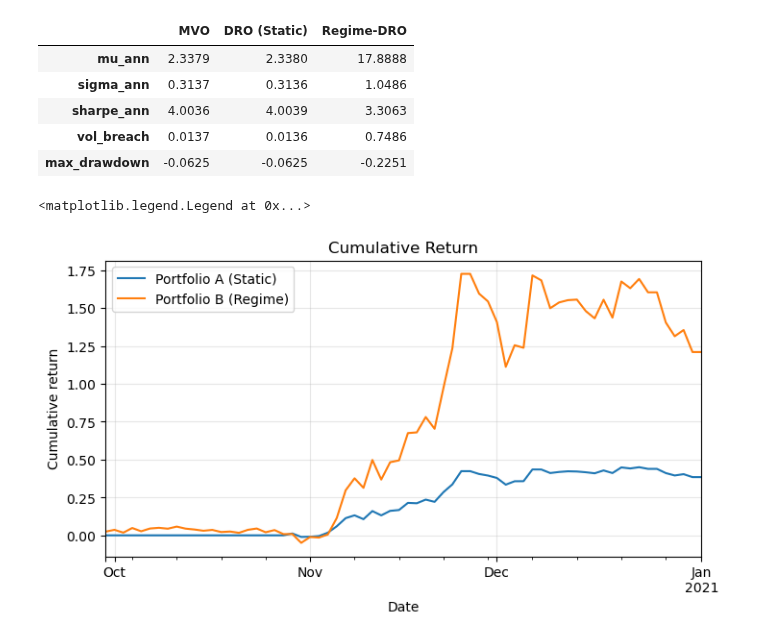
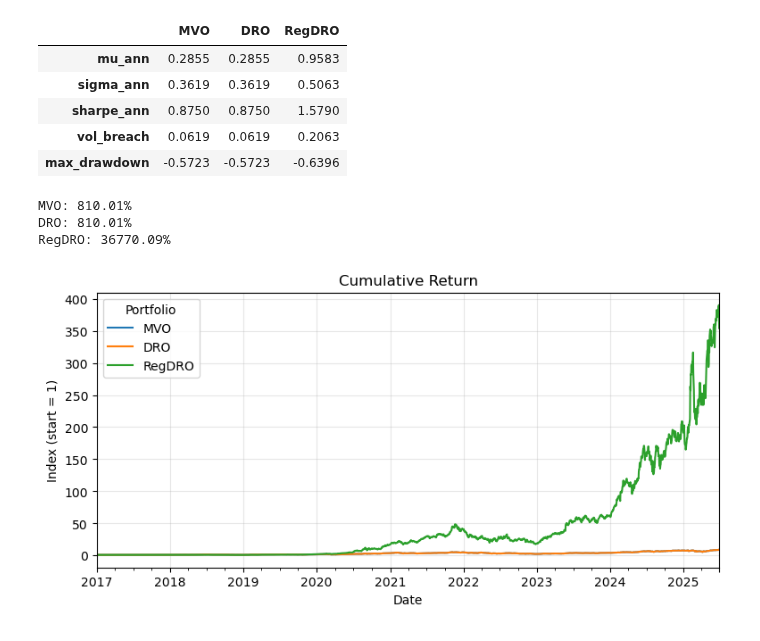
Before and after one commit to chrismader1/SLDS, a Jupyter notebook: DRO_analysis.ipynb, the cells around one changed output. Cells and saved outputs as stored; diff of their text form; code cells hidden in the pictures.

```diff
--- a/DRO_analysis.ipynb
+++ b/DRO_analysis.ipynb
@@ -31,43 +13,55 @@ GPU=False
 # Print results
 results = {
     "MVO":          pd.DataFrame([out["MVO"]["summary"]]),
-    "DRO (Static)": pd.DataFrame([out["PartA"]["summary"]]),
-    "Regime-DRO":   pd.DataFrame([out["PartB"]["summary"]]),
+    "DRO": pd.DataFrame([out["DRO"]["summary"]]),
+    "RegDRO":   pd.DataFrame([out["RegDRO"]["summary"]]),
 }
 
-tbl = oos_summary(results, model_order=["MVO","DRO (Static)","Regime-DRO"])
+tbl = oos_summary(results, model_order=["MVO","DRO","RegDRO"])
 display(tbl.loc[["mu_ann","sigma_ann","sharpe_ann","vol_breach","max_drawdown"]])
 # %% [output]
-|  | MVO | DRO (Static) | Regime-DRO |
-| mu_ann | 2.3379 | 2.3380 | 17.8888 |
-| sigma_ann | 0.3137 | 0.3136 | 1.0486 |
-| sharpe_ann | 4.0036 | 4.0039 | 3.3063 |
-| vol_breach | 0.0137 | 0.0136 | 0.7486 |
-| max_drawdown | -0.0625 | -0.0625 | -0.2251 |
+|  | MVO | DRO | RegDRO |
+| mu_ann | 0.2855 | 0.2855 | 0.9583 |
+| sigma_ann | 0.3619 | 0.3619 | 0.5063 |
+| sharpe_ann | 0.8750 | 0.8750 | 1.5790 |
+| vol_breach | 0.0619 | 0.0619 | 0.2063 |
+| max_drawdown | -0.5723 | -0.5723 | -0.6396 |
 # %%
-# Plot Portfolio A vs Portfolio B
+# --- Plot cumulative returns for all available portfolios (MVO, DRO, RegDRO) ---
 
-# pull series safely
-sA = pd.Series(out["series"].get("PartA_daily", pd.Series(dtype=float))).sort_index()
-sB = pd.Series(out["series"].get("PartB_daily", pd.Series(dtype=float))).sort_index()
+expected = ["MVO_daily", "DRO_daily", "RegDRO_daily"]
+present = [k for k in expected if k in out.get("series", {})]
+if not present:
+    raise ValueError("No expected series found in out['series'].")
 
-if sA.empty or sB.empty:
-    raise ValueError("Missing series in `out['series']`. Expected 'PartA_daily' and 'PartB_daily'.")
+# build aligned panel on overlapping dates
+panel = pd.concat({k: pd.Series(out["series"][k], dtype=float) for k in present}, axis=1).sort_index().dropna()
+if panel.empty:
+    raise ValueError("No overlapping dates among available series.")
 
-# cumulative returns
-cumA = (1 + sA).cumprod() - 1
-cumB = (1 + sB).cumprod() - 1
+# cumulative index (start = 1)
+cum = (1.0 + panel).cumprod()
 
-# --- cumulative on one chart ---
-fig, ax = plt.subplots(figsize=(8, 4))
-cumA.plot(ax=ax, label="Portfolio A (Static)")
-cumB.plot(ax=ax, label="Portfolio B (Regime)")
+# plot
+fig, ax = plt.subplots(figsize=(9, 4))
+cum.rename(columns={
+    "MVO_daily": "MVO",
+    "DRO_daily": "DRO",
+    "RegDRO_daily": "RegDRO"
+}).plot(ax=ax)
 ax.set_title("Cumulative Return")
 ax.set_xlabel("Date")
-ax.set_ylabel("Cumulative return")
+ax.set_ylabel("Index (start = 1)")
 ax.grid(True, alpha=0.3)
-ax.legend()
+ax.legend(title="Portfolio")
+
+# quick summary at end date
+final = cum.iloc[-1] - 1.0
+for name, val in final.items():
+    print(f"{name.replace('_daily','')}: {val:.2%}")
 # %% [output]
-<matplotlib.legend.Legend at 0x...>
+MVO: 810.01%
+DRO: 810.01%
+RegDRO: 36770.09%
-[figure, old version]
+[figure, new version]
 # %%
```
Also changed, not shown: parts of 5 cells of this notebook, 4 other files.
